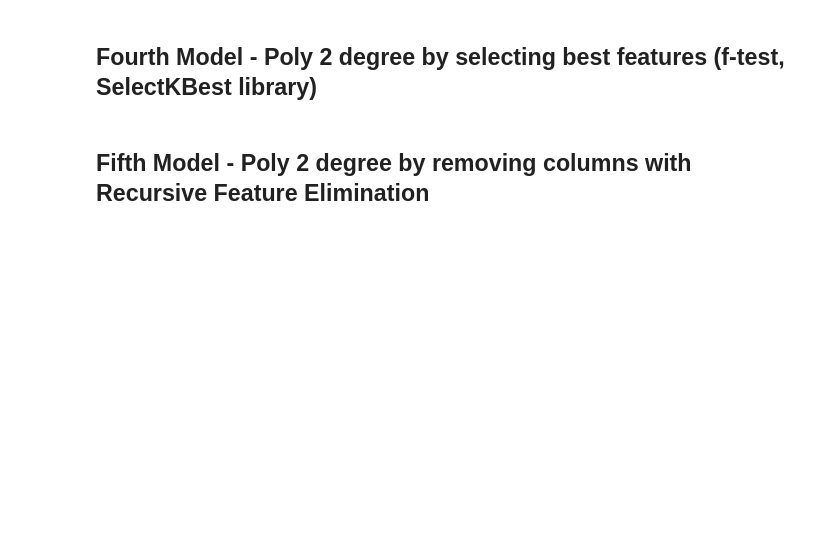
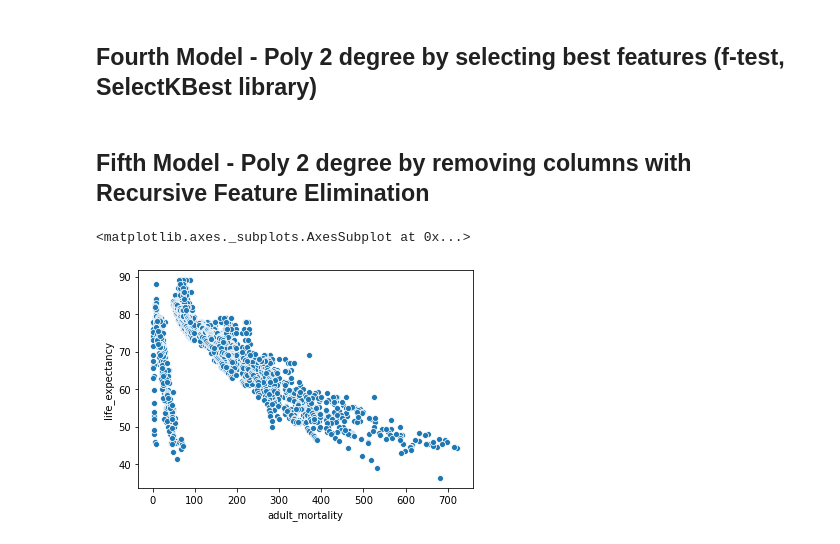
Before and after one commit to bmccabe96/Life_Expectancy_Regression, a Jupyter notebook: regression_model.ipynb, the cells around one changed output. Cells and saved outputs as stored; diff of their text form; code cells hidden in the pictures; blank space fills up the shorter version.

```diff
--- a/regression_model.ipynb
+++ b/regression_model.ipynb
@@ -277,3 +402,8 @@ strong multicollinearity or other numerical problems.
 ## Fourth Model - Poly 2 degree by selecting best features (f-test, SelectKBest library)
 # %% [markdown]
 ## Fifth Model - Poly 2 degree by removing columns with Recursive Feature Elimination
+# %%
+sns.scatterplot(df.adult_mortality, df.life_expectancy)
+# %% [output]
+<matplotlib.axes._subplots.AxesSubplot at 0x...>
+[figure, added]
```
Also changed, not shown: parts of 22 cells of this notebook, 1 other file.
